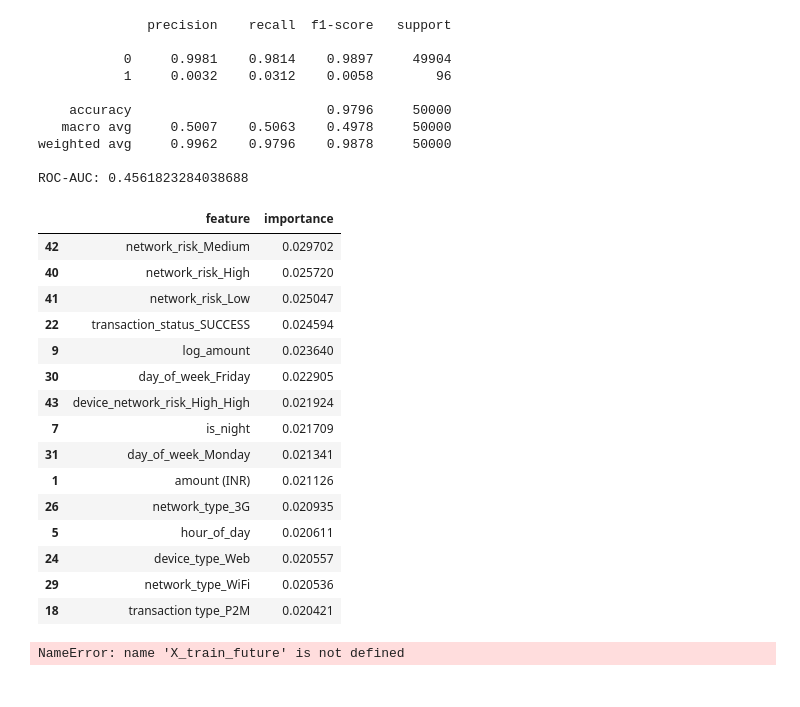
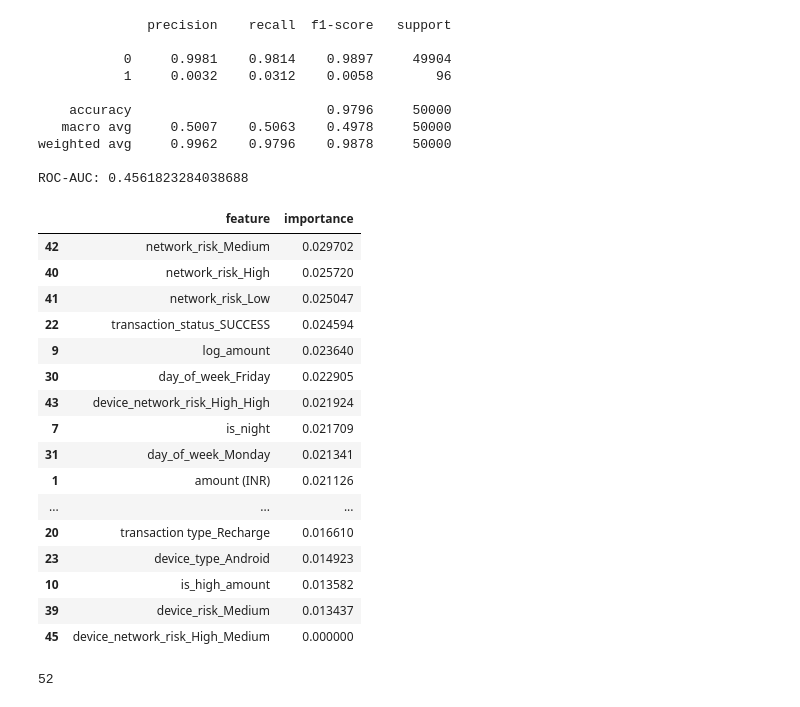
Before and after one commit to Soniya21s/FraudDetectionSystem, a Jupyter notebook: notebooks/03_model_training.ipynb, the cells around one changed output. Saved outputs shown, nothing was run; the diff lists cells and outputs as text; code cells hidden in the pictures.

```diff
--- a/notebooks/03_model_training.ipynb
+++ b/notebooks/03_model_training.ipynb
@@ -277,30 +279,31 @@ feature_names = X_train_final.columns
 # %%
 import pandas as pd
 
 feature_importance = pd.DataFrame({
     'feature': feature_names,  # must match encoded column order
     'importance': xgb.feature_importances_
 }).sort_values(by='importance', ascending=False)
 
-feature_importance.head(15)
+feature_importance.head(52)
 # %% [output]
 |  | feature | importance |
 | 42 | network_risk_Medium | 0.029702 |
 | 40 | network_risk_High | 0.025720 |
 | 41 | network_risk_Low | 0.025047 |
 | 22 | transaction_status_SUCCESS | 0.024594 |
 | 9 | log_amount | 0.023640 |
 | 30 | day_of_week_Friday | 0.022905 |
 | 43 | device_network_risk_High_High | 0.021924 |
 | 7 | is_night | 0.021709 |
 | 31 | day_of_week_Monday | 0.021341 |
 | 1 | amount (INR) | 0.021126 |
-| 26 | network_type_3G | 0.020935 |
-| 5 | hour_of_day | 0.020611 |
-| 24 | device_type_Web | 0.020557 |
-| 29 | network_type_WiFi | 0.020536 |
-| 18 | transaction type_P2M | 0.020421 |
+| ... | ... | ... |
+| 20 | transaction type_Recharge | 0.016610 |
+| 23 | device_type_Android | 0.014923 |
+| 10 | is_high_amount | 0.013582 |
+| 39 | device_risk_Medium | 0.013437 |
+| 45 | device_network_risk_High_Medium | 0.000000 |
 # %%
-X_train_final.columns.co
+len(X_train_final.columns)
 # %% [output]
-NameError: name 'X_train_future' is not defined
+52
```
Also changed, not shown: parts of 13 cells of this notebook, 1 other file.
